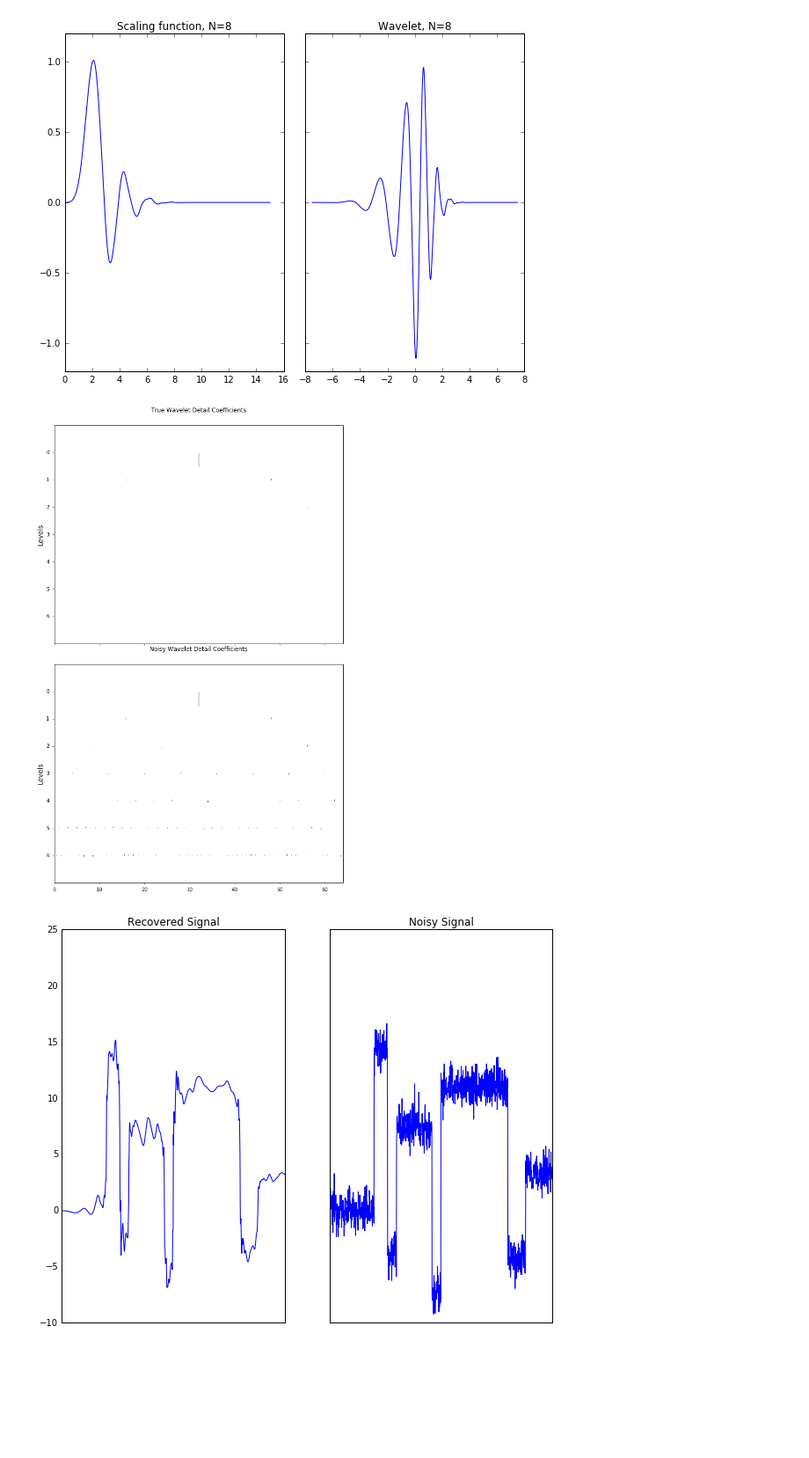
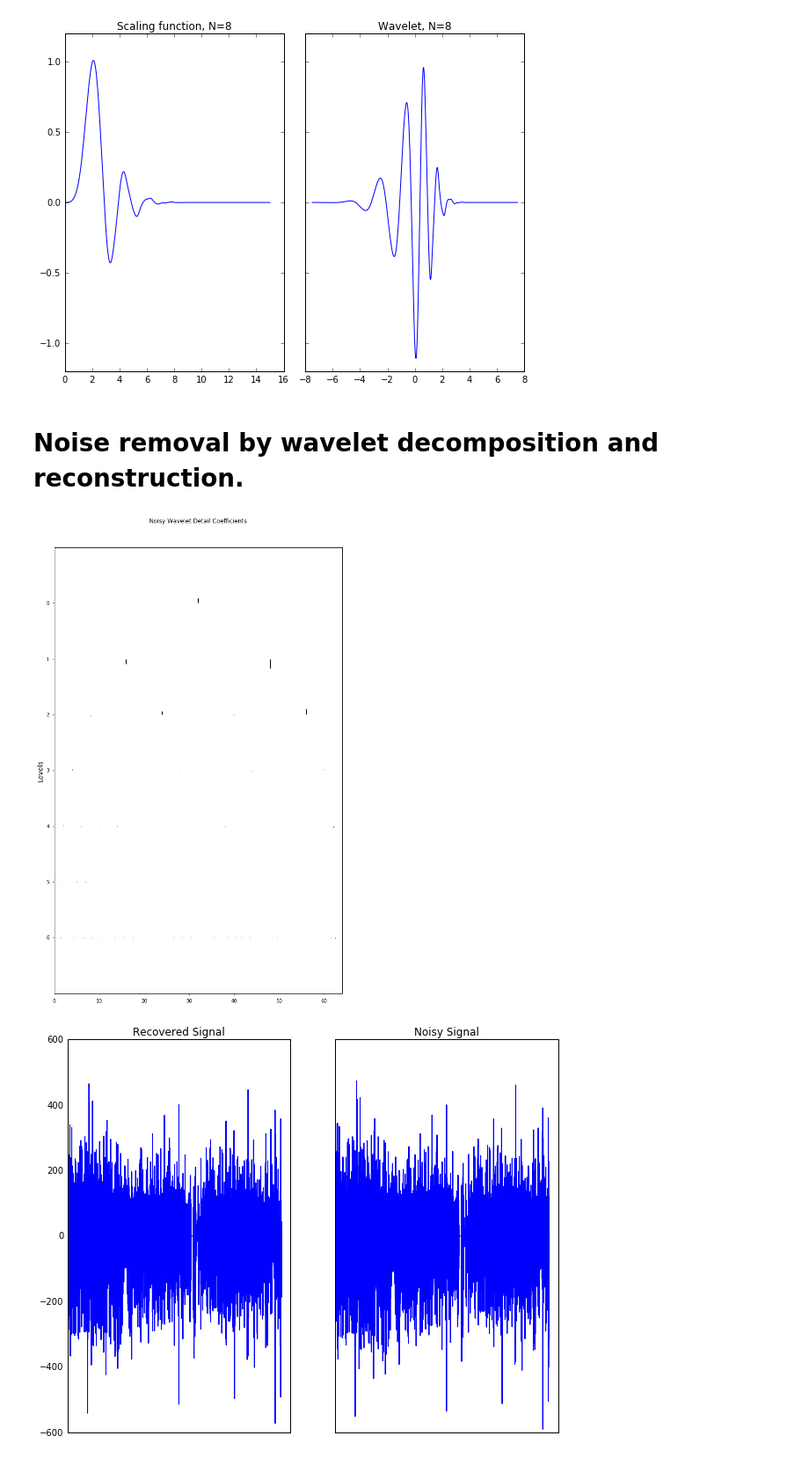
Before and after one commit to magecon/seizure_prediction, a Jupyter notebook: Kaggle Seizures.ipynb, the cells around one changed output. Shown at 88% size. Saved outputs shown, nothing was run; the diff lists cells and outputs as text; code cells hidden in the pictures; blank space fills up the shorter version.

```diff
--- a/Kaggle Seizures.ipynb
+++ b/Kaggle Seizures.ipynb
@@ -73,24 +18,0 @@ hsin = heavisine(x)
-# %%
-fig, axes = plt.subplots(2, 2, figsize=(10,10))
-ax1 = axes[0,0]
-ax2 = axes[0,1]
-ax3 = axes[1,0]
-ax4 = axes[1,1]
-
-ax1.plot(x,dop)
-ax1.set_title("Doppler")
-
-ax2.plot(x,blk)
-ax2.set_title("Blocks")
-
-ax3.plot(x,bmp)
-ax3.set_title("Bumps")
-
-ax4.set_title("HeaviSine")
-ax4.plot(x,hsin)
-
-for ax in fig.axes:
-    ax.tick_params(labelbottom=False, labelleft=False, bottom=False,
-                   top=False, left=False, right=False)
-
-fig.tight_layout();
@@ -172,25 +92,3 @@ def coef_pyramid_plot(coefs, first=0, scale='uniform', ax=None):
     fig.subplots_adjust(top=.89)
 
     return fig
-# %%
-from scipy import stats
-import numpy as np
-
-np.random.seed(12345)
-blck = blocks(np.linspace(0,1,2**11))
-nblck = blck + stats.norm().rvs(2**11)
-
-true_coefs = pywt.wavedec(blck, 'db8', level=7, mode='per')
-noisy_coefs = pywt.wavedec(nblck, 'db8', level=7, mode='per')
-
-fig, axes = plt.subplots(2, 1, figsize=(9,14), sharex=True)
-
-fig = coef_pyramid_plot(true_coefs[1:], ax=axes[0]) # omit smoothing coefs
-axes[0].set_title("True Wavelet Detail Coefficients");
-
-fig = coef_pyramid_plot(noisy_coefs[1:], ax=axes[1]) ;
-axes[1].set_title("Noisy Wavelet Detail Coefficients");
-
-fig.tight_layout()
-# %% [output]
-[figure, removed]
@@ -206,20 +95,38 @@ denoised[1:] = (pywt.threshold(i, value=uthresh, mode="soft") for i in denoised[
+# %% [markdown]
+# Noise removal by wavelet decomposition and reconstruction.
 # %%
+np.random.seed(12345)
+noisy_data = X[0, :, 0]
+noisy_coefs = pywt.wavedec(noisy_data, 'db8', level=7, mode='per')
+
+fig, axes = plt.subplots(1, 1, figsize=(9,14), sharex=True)
+
+fig = coef_pyramid_plot(noisy_coefs[1:], ax=axes) ;
+axes.set_title("Noisy Wavelet Detail Coefficients");
+
+fig.tight_layout()
+
+sigma = mad(noisy_coefs[-1])
+uthresh = sigma*np.sqrt(2*np.log(len(noisy_data)))
+denoised = noisy_coefs[:]
+denoised[1:] = (pywt.threshold(i, value=uthresh, mode="soft") for i in denoised[1:])
+
 signal = pywt.waverec(denoised, 'db8', mode='per')
-
 fig, axes = plt.subplots(1, 2, sharey=True, sharex=True,
                          figsize=(10,8))
 ax1, ax2 = axes
 
 ax1.plot(signal)
-ax1.set_xlim(0,2**10)
+# ax1.set_xlim(0,240000)
 ax1.set_title("Recovered Signal")
 ax1.margins(.1)
 
-ax2.plot(nblck)
+ax2.plot(noisy_data)
 ax2.set_title("Noisy Signal")
 
 for ax in fig.axes:
     ax.tick_params(labelbottom=False, top=False, bottom=False, left=False,
                  right=False)
 # %% [output]
-[figure, old version]
+[figure, new version]
+[figure, added]
```
Also changed, not shown: parts of 26 cells of this notebook.
